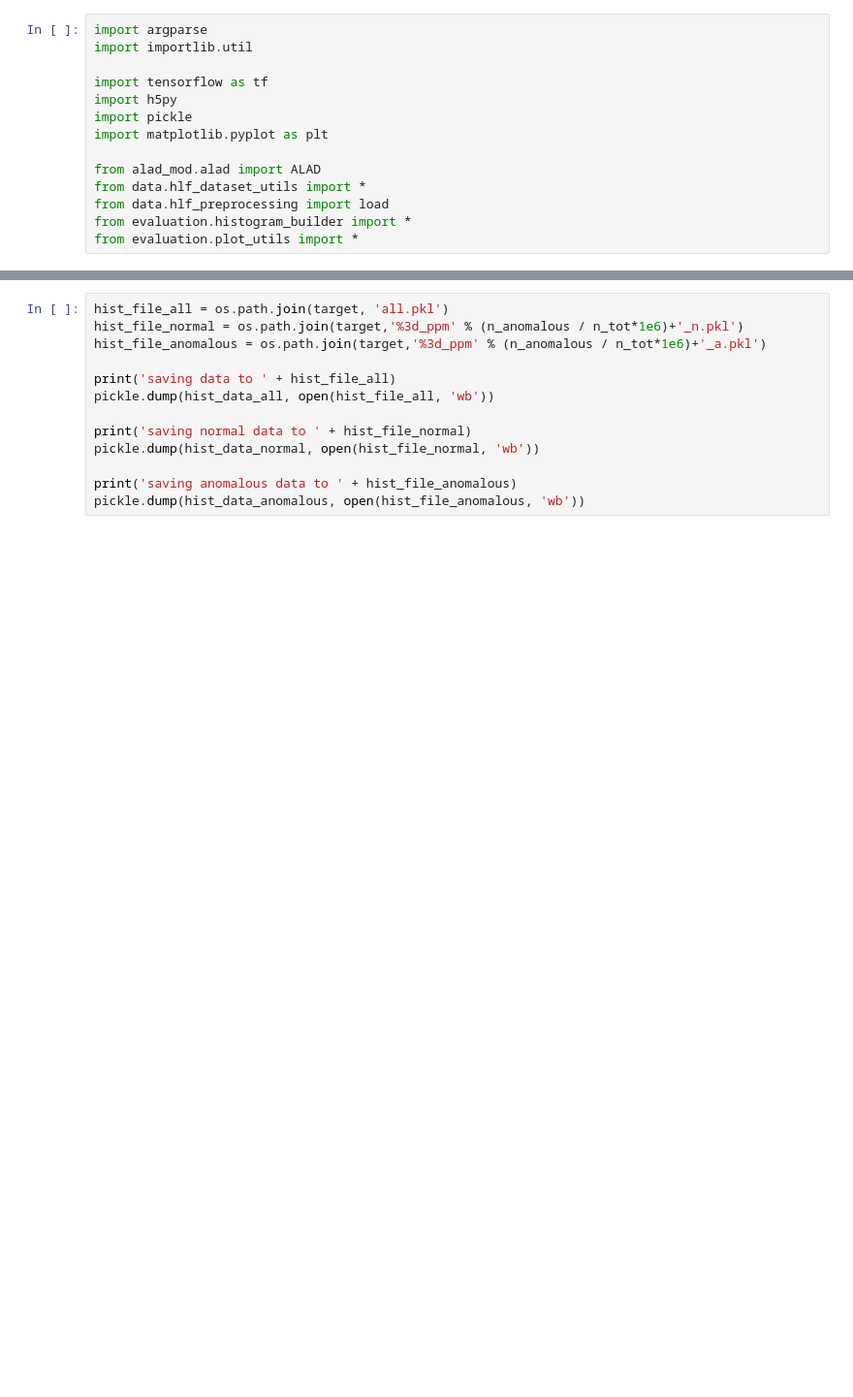
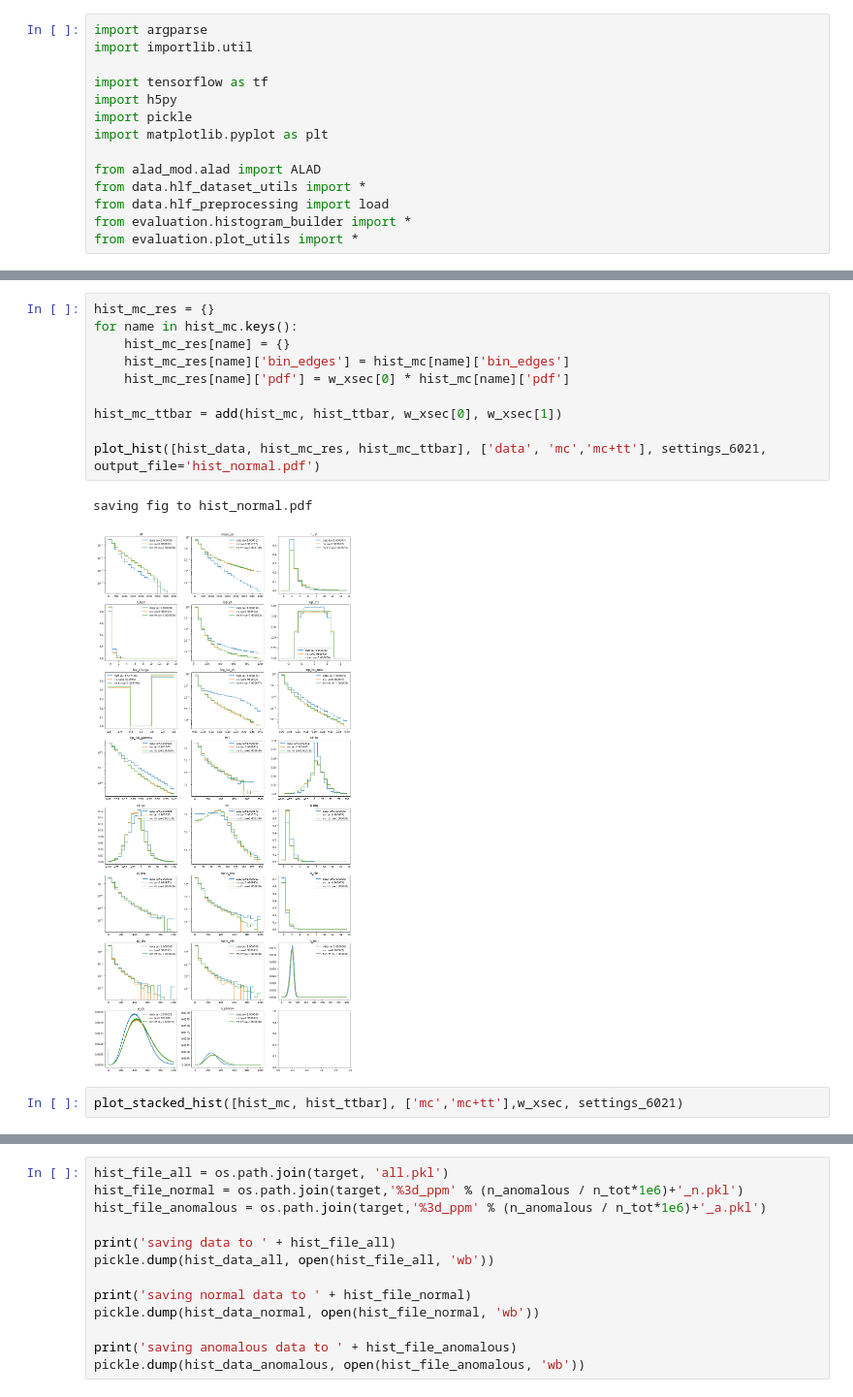
Before and after one commit to oliverkn/alad-for-lhc, a Jupyter notebook: evaluation/anomaly_hist.ipynb, the cells around one changed output, grey strips where cells are left out. Shown at 97% size. Drawn from its saved outputs; the diff is of its cells as text; blank space fills up the shorter version.

```diff
--- a/evaluation/anomaly_hist.ipynb
+++ b/evaluation/anomaly_hist.ipynb
@@ -145,3 +227,18 @@ anomalous fraction: 200_ppm
+# %%
+hist_mc_res = {}
+for name in hist_mc.keys():
+    hist_mc_res[name] = {}
+    hist_mc_res[name]['bin_edges'] = hist_mc[name]['bin_edges']
+    hist_mc_res[name]['pdf'] = w_xsec[0] * hist_mc[name]['pdf']
+
+hist_mc_ttbar = add(hist_mc, hist_ttbar, w_xsec[0], w_xsec[1])
+
+plot_hist([hist_data, hist_mc_res, hist_mc_ttbar], ['data', 'mc','mc+tt'], settings_6021, output_file='hist_normal.pdf')
+# %% [output]
+saving fig to hist_normal.pdf
+[figure, added]
+# %%
+plot_stacked_hist([hist_mc, hist_ttbar], ['mc','mc+tt'],w_xsec, settings_6021)
 # %%
 plot_hist([hist_data_ano, hist_mc_ano, hist_ttbar_ano], ['data_a','mc_a', 'mc_ttbar_a'], settings_6021, output_file='data_vs_mc.pdf')
 #plot_hist([hist_data_ano, hist_mc_ano, hist_ttbar], ['data','mc','ttbar'], settings_6021, output_file='data_vs_mc.pdf')
```
Also changed, not shown: parts of 9 cells of this notebook, 13 other files.
